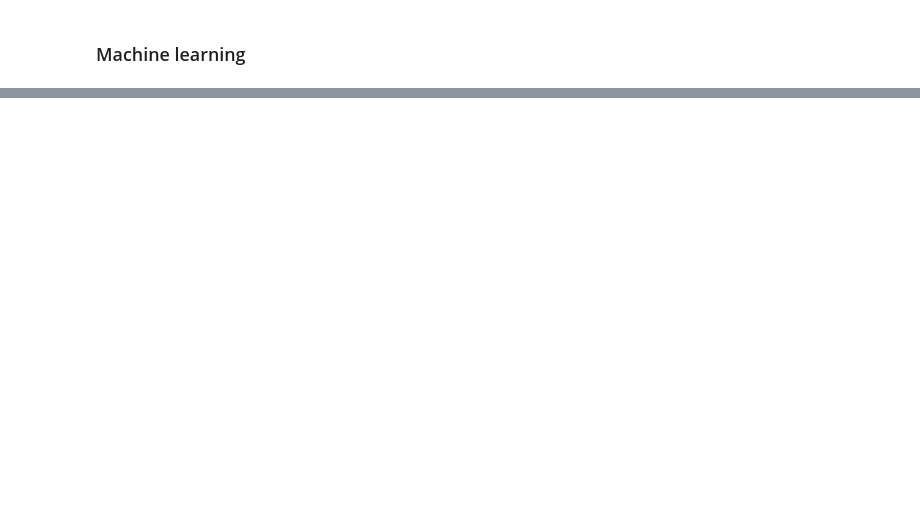
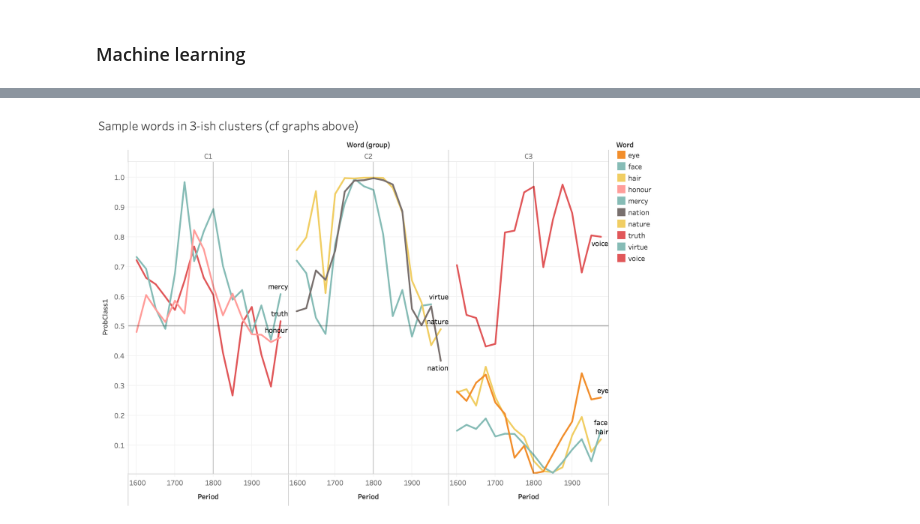
Before and after one commit to quadrismegistus/personhood, a Jupyter notebook: GrammarOfPersonhood.ipynb, the cells around one changed output, grey strips where cells are left out. Cells and saved outputs as stored; diff of their text form; code cells hidden in the pictures; blank space fills up the shorter version.

```diff
--- a/GrammarOfPersonhood.ipynb
+++ b/GrammarOfPersonhood.ipynb
@@ -560,0 +682,4 @@ show("images/Probability of being a human V2.png")
+# %%
+show('images/Sample words in 3-ish clusters (cf graphs above).png')
+# %% [output]
+[figure, added]
```
Also changed, not shown: parts of 58 cells of this notebook, 8 other files.
